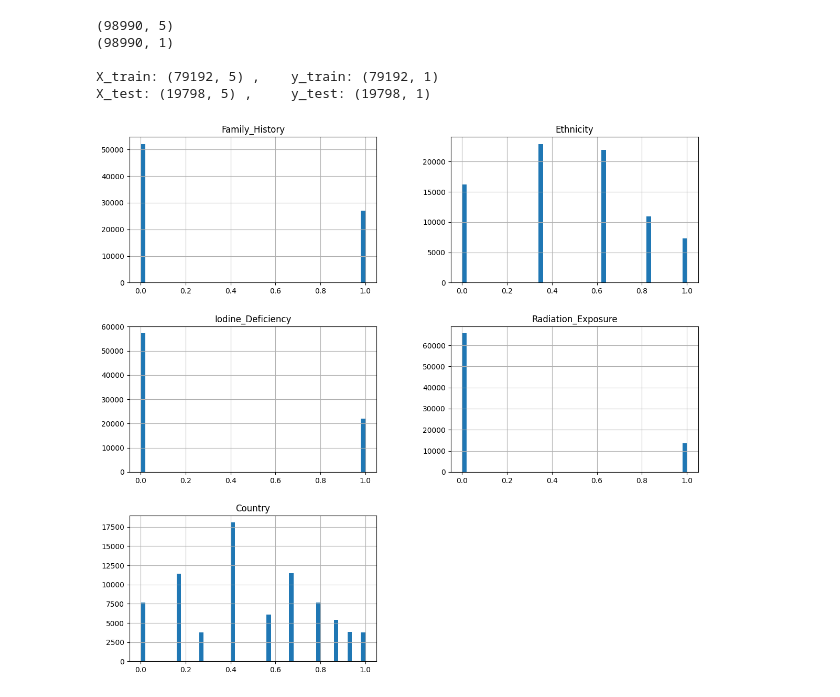
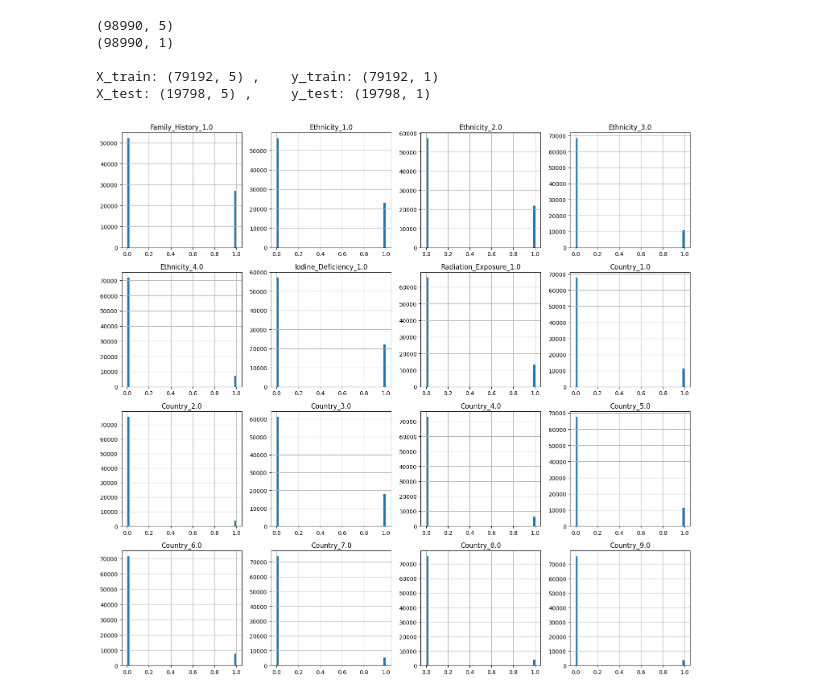
Before and after one commit to gentleman644/foxtrot-thyroid-cancer-prediction, a Jupyter notebook: Project_01_Foxtrot.ipynb, the cells around one changed output. Drawn from its saved outputs; the diff is of its cells as text; code cells hidden in the pictures.

```diff
--- a/Project_01_Foxtrot.ipynb
+++ b/Project_01_Foxtrot.ipynb
@@ -357,27 +351,38 @@ print("X_test:", X_test.shape, ",\t", "y_test:", y_test.shape)
 
 X_train: (79192, 5) ,    y_train: (79192, 1)
 X_test: (19798, 5) ,     y_test: (19798, 1)
+# %%
+# Fix P3: Feature Transformation/Scaling/Normalization of Features or Samples ("skewness/unsymmetric" dataset)
+from sklearn.preprocessing import QuantileTransformer, StandardScaler, MinMaxScaler, Normalizer
+import pandas as pd
+import matplotlib.pyplot as plt
+
+# Columns to split
+nominal_cols = ["Family_History", "Ethnicity", "Iodine_Deficiency", "Radiation_Exposure", "Country"]
+
+X_train = pd.get_dummies(X_train, columns=nominal_cols, drop_first=True, dtype=float)
+X_test = pd.get_dummies(X_test, columns=nominal_cols, drop_first=True, dtype=float)
+
+# CRITICAL ALIGNMENT
+X_train, X_test = X_train.align(X_test, join='left', axis=1, fill_value=0.0)
 # %%
-# Fix P4: Feature Transformation/Scaling/Normalization of Features or Samples ("skewness/unsymmetric" dataset)
-from sklearn.preprocessing import QuantileTransformer, StandardScaler, MinMaxScaler, Normalizer
+# Z-Score Normalization (or Standardization) wrt. Features/Columns: Non-Linear Transformation for 'feats_X'
+quantile_trans_standzatn = QuantileTransformer(output_distribution='uniform')
+quantile_trans_standzatn = quantile_trans_standzatn.fit(X_train)  # Fit ONLY on Train
 
-# Z-Score Normalization (or Standardization) wrt. Features/Columns: Non-Linear Transformation for 'feats_X'
-# 'QuantileTransformer()' transforms features/columns with 'skewed/congested/highly-spread' data into a uniform(0..1)/normal(-1..0..+1) distr.
-quantile_trans_standzatn = QuantileTransformer(output_distribution='uniform')
-quantile_trans_standzatn = quantile_trans_standzatn.fit(X_train)  # Fit ONLY on data(Train) to avoid 'data-leak' & 'bias' from data(Test)
 standized_X_train = quantile_trans_standzatn.transform(X_train)
 standized_X_test = quantile_trans_standzatn.transform(X_test)
 
 # Z-Score Normalization (or Standardization) wrt. Features/Columns: Linear Transformation for 'trgt_y'
-# 'StandardScaler()' transforms targets/columns such that its values is a standard normal(-1..0..+1) distr.
 standized_y_train = y_train
 standized_y_test = y_test
 
 # Histrogram shows dataset WITHOUT 'skewness' (data is uniformly distributed)
-pd.DataFrame(standized_X_train, columns=X_train.columns).hist(bins=50, figsize=(14, 13))
+pd.DataFrame(standized_X_train, columns=X_train.columns).hist(bins=50, figsize=(15, 14))
+plt.tight_layout()
 plt.show()
 # %% [output]
-[figure, old version]
+[figure, new version]
 # %%
 # Algorithm Selection ----
 # Import possible ML models
```
Also changed, not shown: parts of 5 cells of this notebook.
